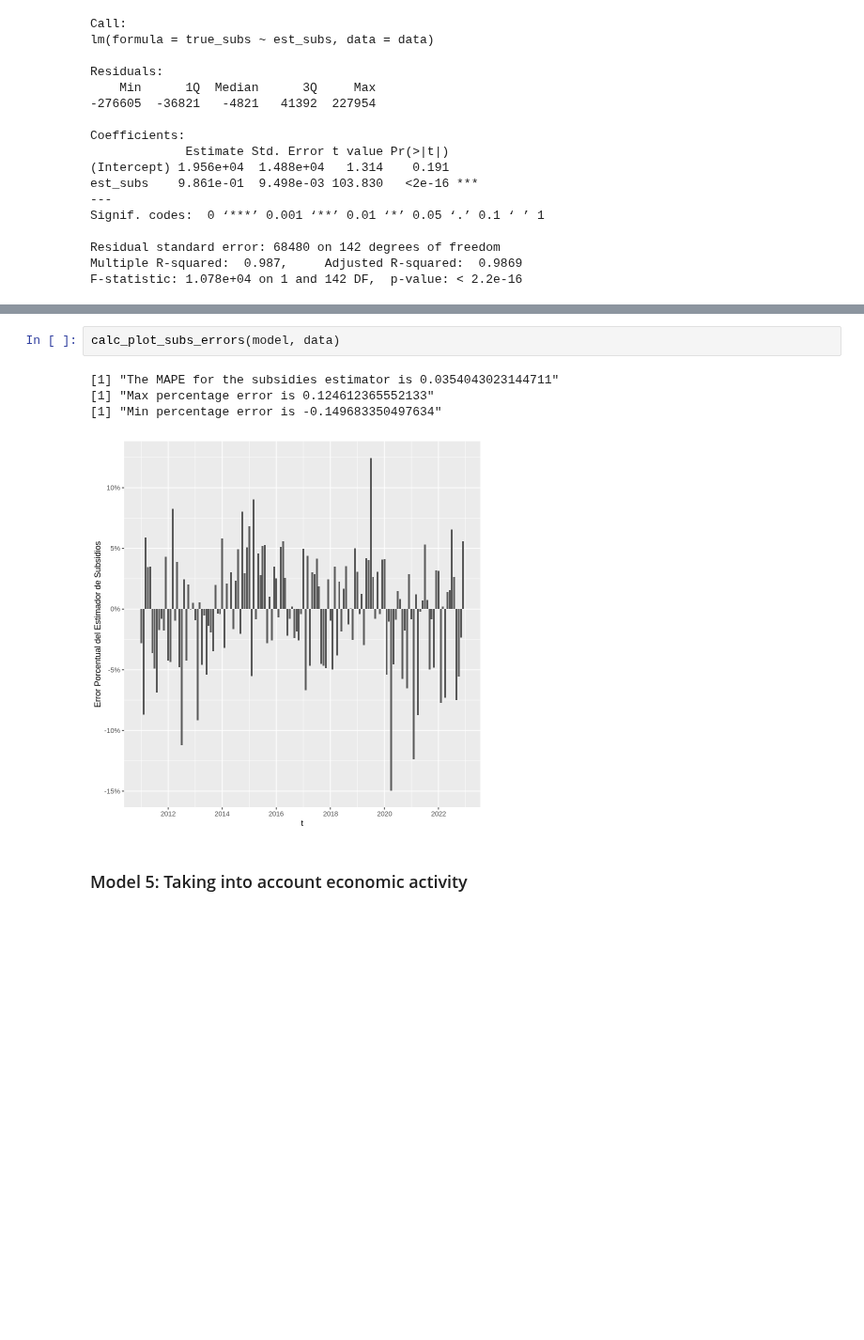
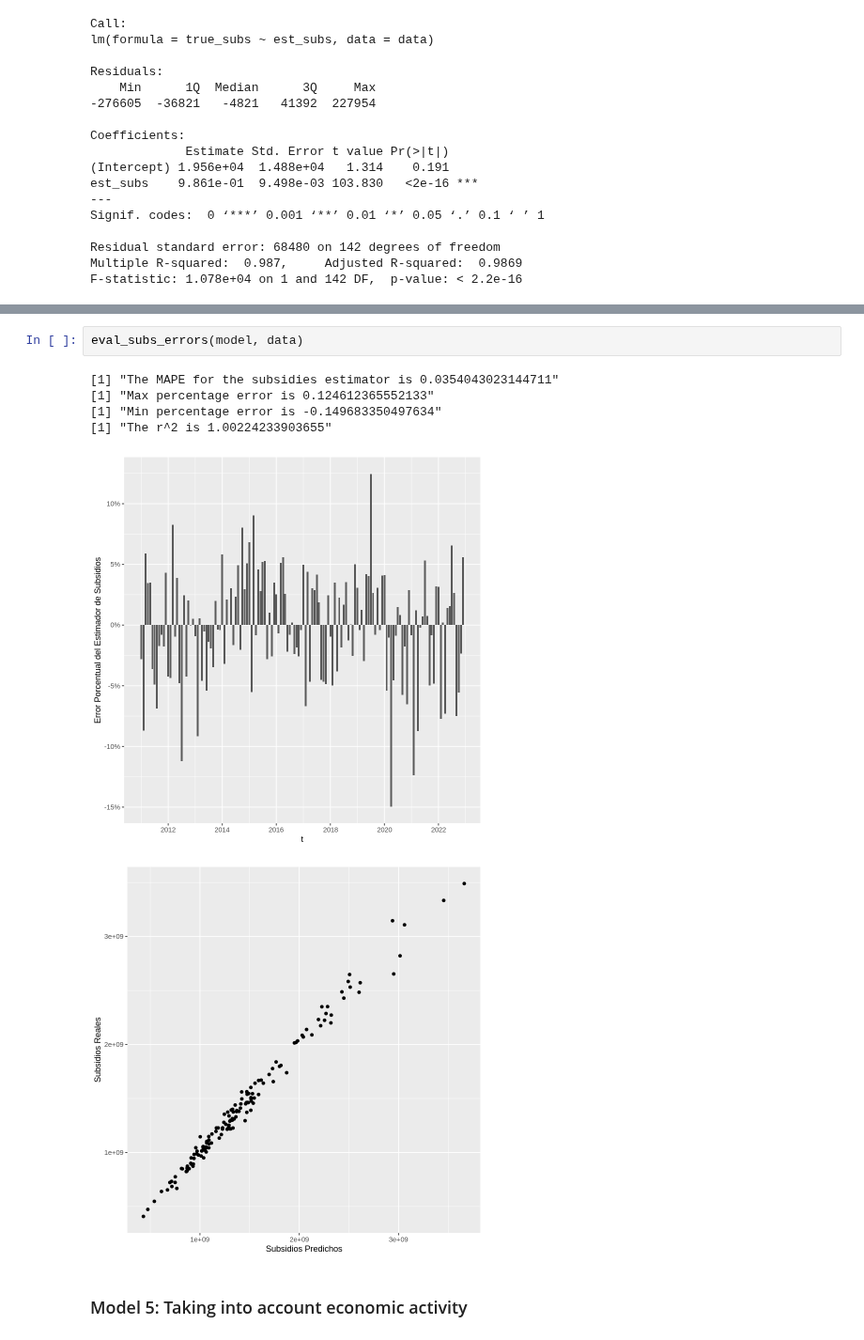
Before and after one commit to jpoletti/elec-demand-arg, a Jupyter notebook: models.ipynb, the cells around one changed output, grey strips where cells are left out. Shown at 94% size. Cells and saved outputs as stored; diff of their text form; blank space fills up the shorter version.

```diff
--- a/models.ipynb
+++ b/models.ipynb
@@ -634,12 +638,14 @@ autocorr_test(subs_model, data)
 [figure]
 [figure]
 # %%
-calc_plot_subs_errors(model, data)
+eval_subs_errors(model, data)
 # %% [output]
 [1] "The MAPE for the subsidies estimator is 0.0354043023144711"
 [1] "Max percentage error is 0.124612365552133"
 [1] "Min percentage error is -0.149683350497634"
+[1] "The r^2 is 1.00224233903655"
 [figure]
+[figure, added]
 # %% [markdown]
 ### Model 5: Taking into account economic activity
 # %%
```
Also changed, not shown: parts of 16 cells of this notebook.
